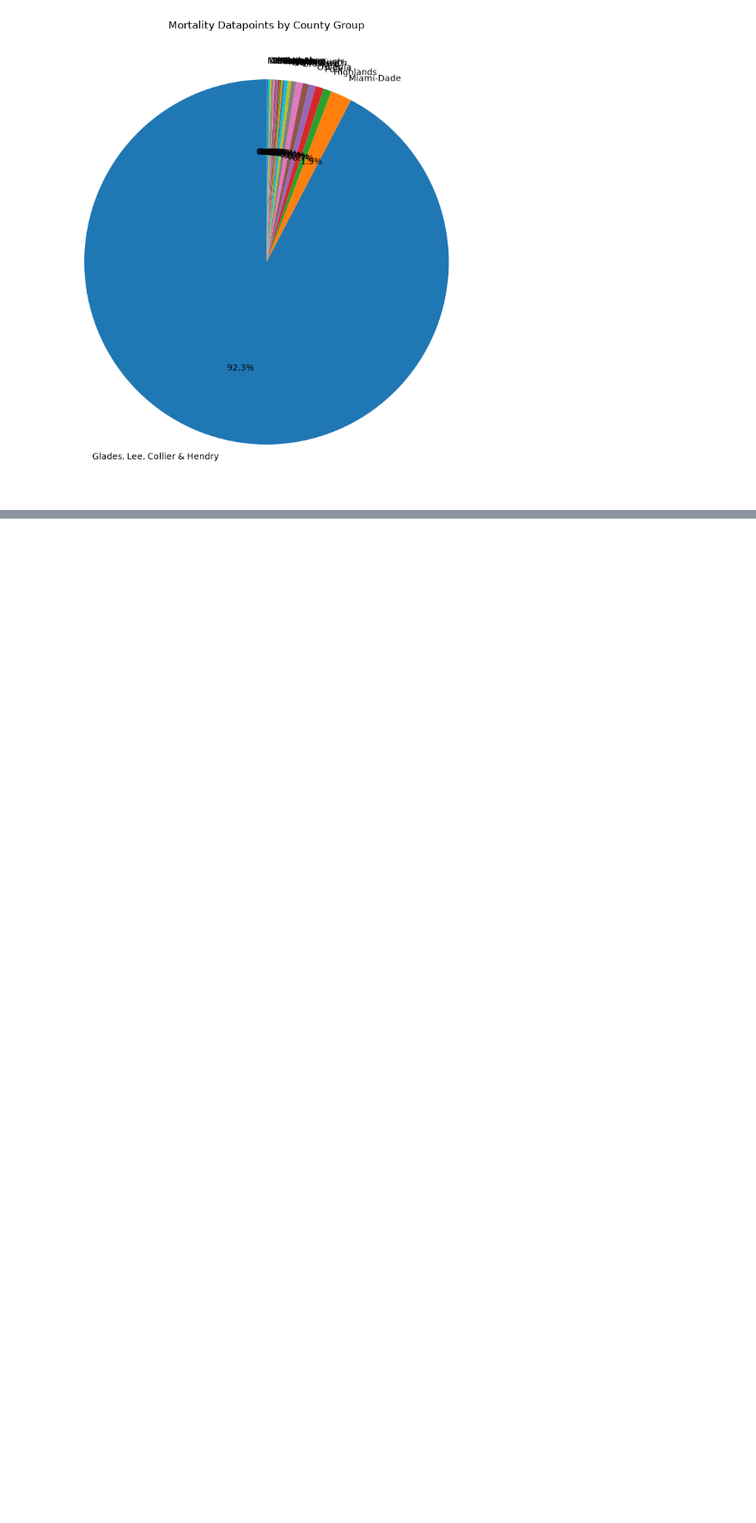
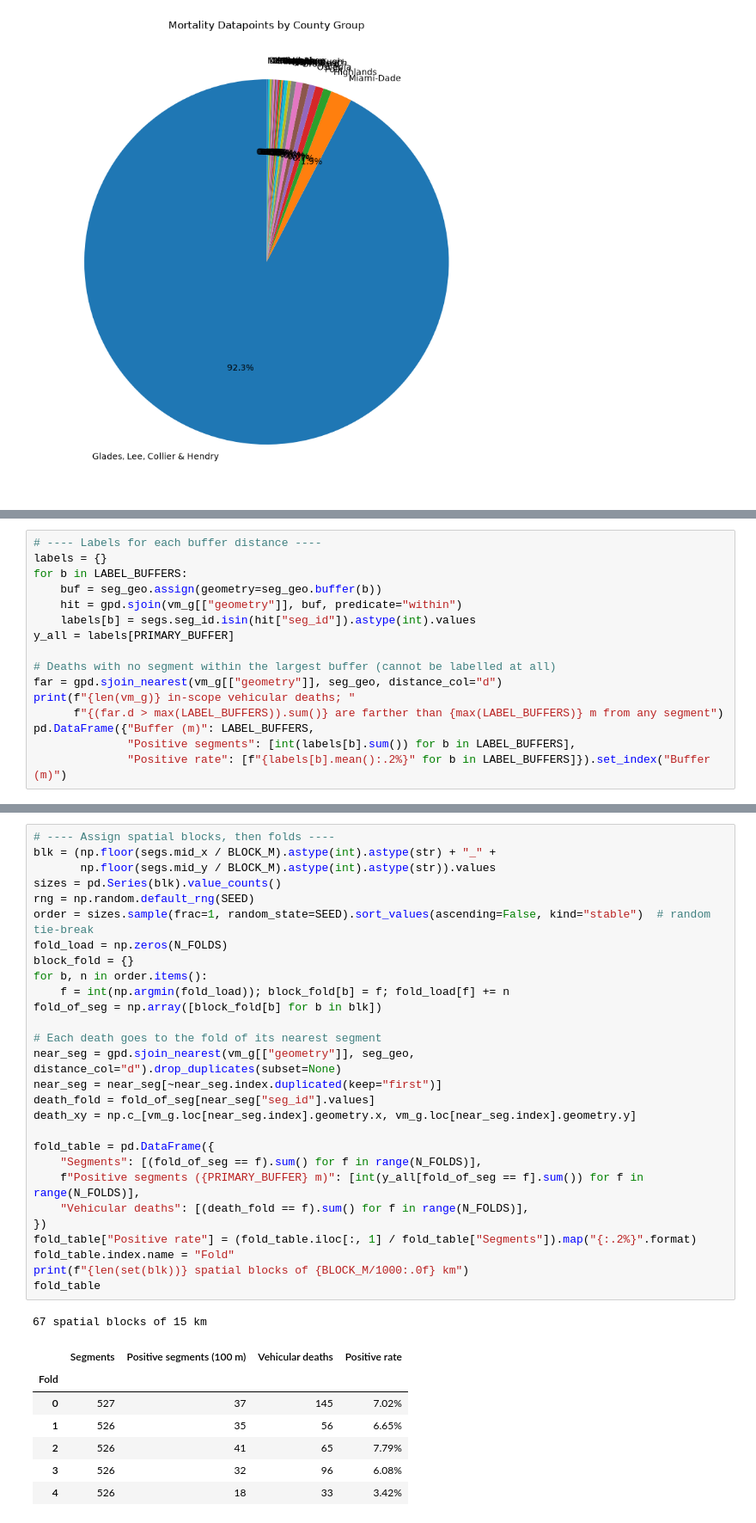
Before and after one commit to JerRMartin/Graph-Based-Risk-Mapping, a Jupyter notebook: notebooks/notebook.ipynb, the cells around one changed output, grey strips where cells are left out. Shown at 86% size. Drawn from its saved outputs; the diff is of its cells as text; blank space fills up the shorter version.

```diff
--- a/notebooks/notebook.ipynb
+++ b/notebooks/notebook.ipynb
@@ -483,0 +470,16 @@ plt.show()
+# %%
+# ---- Labels for each buffer distance ----
+labels = {}
+for b in LABEL_BUFFERS:
+    buf = seg_geo.assign(geometry=seg_geo.buffer(b))
+    hit = gpd.sjoin(vm_g[["geometry"]], buf, predicate="within")
+    labels[b] = segs.seg_id.isin(hit["seg_id"]).astype(int).values
+y_all = labels[PRIMARY_BUFFER]
+
+# Deaths with no segment within the largest buffer (cannot be labelled at all)
+far = gpd.sjoin_nearest(vm_g[["geometry"]], seg_geo, distance_col="d")
+print(f"{len(vm_g)} in-scope vehicular deaths; "
+      f"{(far.d > max(LABEL_BUFFERS)).sum()} are farther than {max(LABEL_BUFFERS)} m from any segment")
+pd.DataFrame({"Buffer (m)": LABEL_BUFFERS,
+              "Positive segments": [int(labels[b].sum()) for b in LABEL_BUFFERS],
+              "Positive rate": [f"{labels[b].mean():.2%}" for b in LABEL_BUFFERS]}).set_index("Buffer (m)")
@@ -483,0 +502,37 @@ plt.show()
+# %%
+# ---- Assign spatial blocks, then folds ----
+blk = (np.floor(segs.mid_x / BLOCK_M).astype(int).astype(str) + "_" +
+       np.floor(segs.mid_y / BLOCK_M).astype(int).astype(str)).values
+sizes = pd.Series(blk).value_counts()
+rng = np.random.default_rng(SEED)
+order = sizes.sample(frac=1, random_state=SEED).sort_values(ascending=False, kind="stable")  # random tie-break
+fold_load = np.zeros(N_FOLDS)
+block_fold = {}
+for b, n in order.items():
+    f = int(np.argmin(fold_load)); block_fold[b] = f; fold_load[f] += n
+fold_of_seg = np.array([block_fold[b] for b in blk])
+
+# Each death goes to the fold of its nearest segment
+near_seg = gpd.sjoin_nearest(vm_g[["geometry"]], seg_geo, distance_col="d").drop_duplicates(subset=None)
+near_seg = near_seg[~near_seg.index.duplicated(keep="first")]
+death_fold = fold_of_seg[near_seg["seg_id"].values]
+death_xy = np.c_[vm_g.loc[near_seg.index].geometry.x, vm_g.loc[near_seg.index].geometry.y]
+
+fold_table = pd.DataFrame({
+    "Segments": [(fold_of_seg == f).sum() for f in range(N_FOLDS)],
+    f"Positive segments ({PRIMARY_BUFFER} m)": [int(y_all[fold_of_seg == f].sum()) for f in range(N_FOLDS)],
+    "Vehicular deaths": [(death_fold == f).sum() for f in range(N_FOLDS)],
+})
+fold_table["Positive rate"] = (fold_table.iloc[:, 1] / fold_table["Segments"]).map("{:.2%}".format)
+fold_table.index.name = "Fold"
+print(f"{len(set(blk))} spatial blocks of {BLOCK_M/1000:.0f} km")
+fold_table
+# %% [output]
+67 spatial blocks of 15 km
+|  | Segments | Positive segments (100 m) | Vehicular deaths | Positive rate |
+| Fold |  |  |  |  |
+| 0 | 527 | 37 | 145 | 7.02% |
+| 1 | 526 | 35 | 56 | 6.65% |
+| 2 | 526 | 41 | 65 | 7.79% |
+| 3 | 526 | 32 | 96 | 6.08% |
+| 4 | 526 | 18 | 33 | 3.42% |
```
Also changed, not shown: parts of 31 cells of this notebook, 1 other file.
